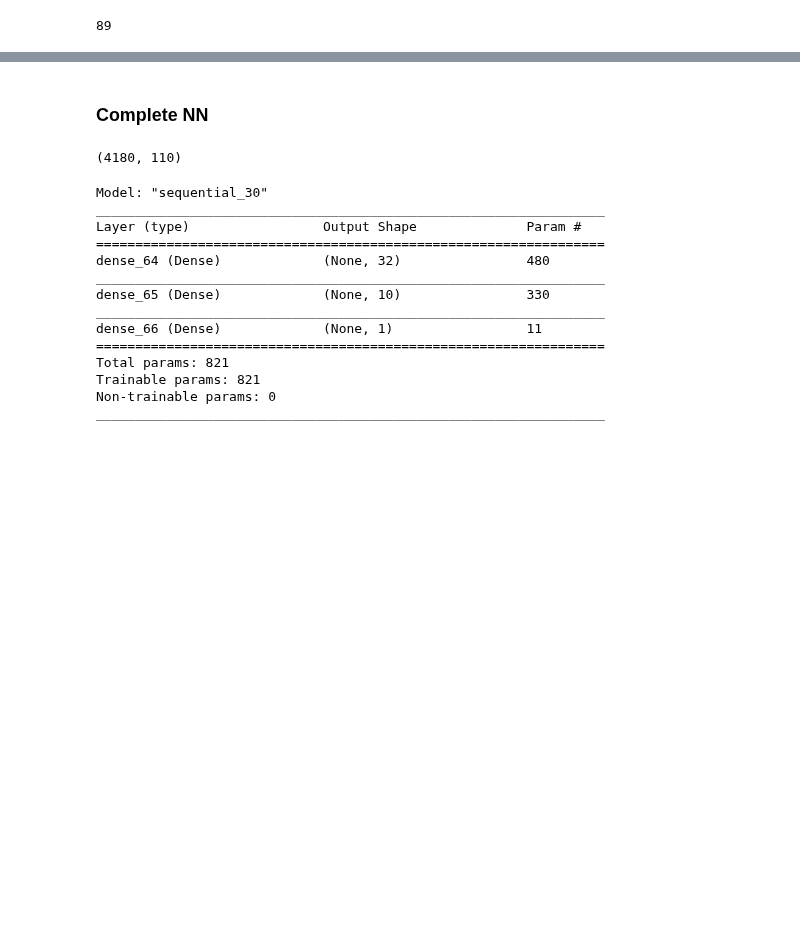
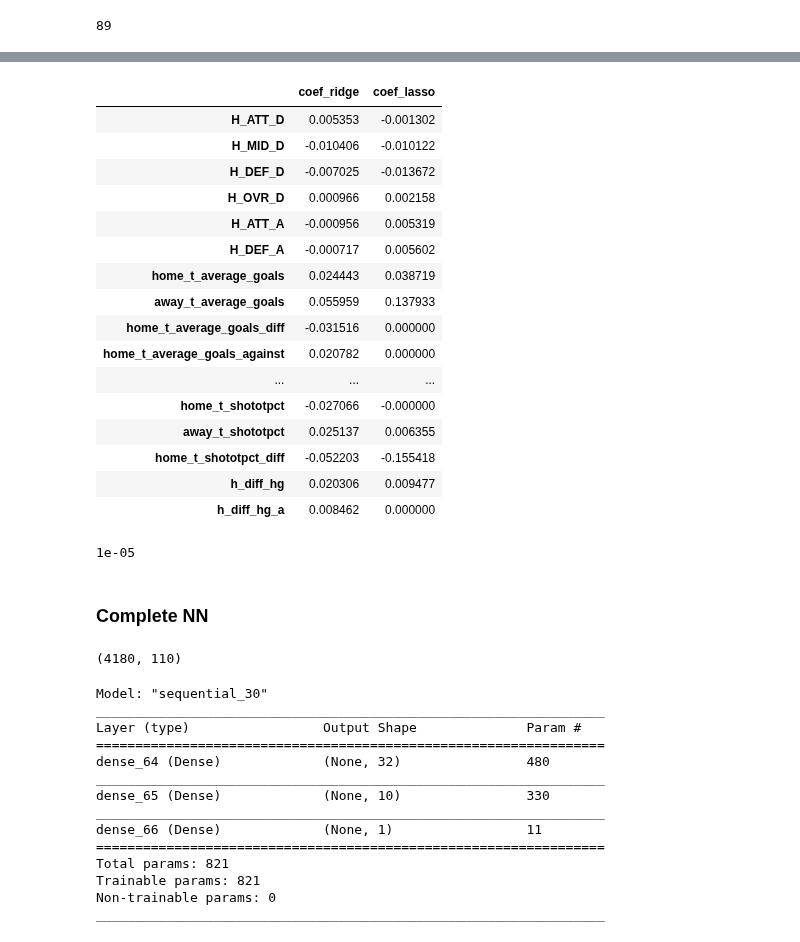
Before and after one commit to georgebrockman/beatthebookies, a Jupyter notebook: beatthebookies/notebooks/george_new_notebook.ipynb, the cells around one changed output, grey strips where cells are left out. Cells and saved outputs as stored; diff of their text form; code cells hidden in the pictures; blank space fills up the shorter version.

```diff
--- a/beatthebookies/notebooks/george_new_notebook.ipynb
+++ b/beatthebookies/notebooks/george_new_notebook.ipynb
@@ -319,0 +376,75 @@ weighted avg       0.67      0.54      0.58       380
+# %%
+# drop the other rows
+X_train.drop(columns=['H_ATT', 'H_MID', 'H_DEF', 'H_OVR', 'A_ATT', 'A_MID', 'A_DEF',
+       'A_OVR', 'home_w', 'draw', 'away_w', 'winning_odds',
+       'home_t_home_goals', 'home_t_home_goals_against',
+       'home_t_home_shots', 'home_t_home_shots_ot',
+       'home_t_home_shots_against', 'home_t_home_shots_ot_against',
+       'home_t_home_fouls', 'home_t_home_fouls_against',
+       'home_t_home_corn', 'home_t_home_corn_against', 'home_t_home_yel',
+       'home_t_home_yel_against', 'home_t_home_red',
+       'home_t_home_red_against', 'home_t_home_wins',
+       'home_t_home_losses', 'home_t_home_draws', 'away_t_away_goals',
+       'away_t_away_goals_against', 'away_t_away_shots',
+       'away_t_away_shots_ot', 'away_t_away_shots_against',
+       'away_t_away_shots_ot_against', 'away_t_away_fouls',
+       'away_t_away_fouls_against', 'away_t_away_corn',
+       'away_t_away_corn_against', 'away_t_away_yel',
+       'away_t_away_yel_against', 'away_t_away_red',
+       'away_t_away_red_against', 'away_t_away_wins',
+       'away_t_away_losses', 'away_t_away_draws',
+       'home_t_prev_home_matches', 'away_t_prev_away_matches', 'stage',
+       'home_t_total_goals', 'home_t_total_goals_against',
+       'home_t_total_shots', 'home_t_total_shots_against',
+       'home_t_total_shots_ot', 'home_t_total_shots_ot_against',
+       'home_t_total_fouls', 'home_t_total_fouls_against',
+       'home_t_total_corn', 'home_t_total_corn_against',
+       'home_t_total_yel', 'home_t_total_yel_against', 'home_t_total_red',
+       'home_t_total_red_against', 'home_t_total_wins',
+       'home_t_total_losses', 'home_t_total_draws', 'away_t_total_goals',
+       'away_t_total_goals_against', 'away_t_total_shots',
+       'away_t_total_shots_against', 'away_t_total_shots_ot',
+       'away_t_total_shots_ot_against', 'away_t_total_fouls',
+       'away_t_total_fouls_against', 'away_t_total_corn',
+       'away_t_total_corn_against', 'away_t_total_yel',
+       'away_t_total_yel_against', 'away_t_total_red',
+       'away_t_total_red_against', 'away_t_total_wins',
+       'away_t_total_losses', 'away_t_total_draws'], inplace=True)
+# %%
+ridge = Ridge(alpha=34).fit(X_train, y_train)
+lasso = Lasso(alpha=0.00001).fit(X_train, y_train)
+# %%
+pd.DataFrame({
+    "coef_ridge": pd.Series(ridge.coef_, index = X_train.columns),
+    "coef_lasso": pd.Series(lasso.coef_, index= X_train.columns),
+})
+# %% [output]
+|  | coef_ridge | coef_lasso |
+| H_ATT_D | 0.005353 | -0.001302 |
+| H_MID_D | -0.010406 | -0.010122 |
+| H_DEF_D | -0.007025 | -0.013672 |
+| H_OVR_D | 0.000966 | 0.002158 |
+| H_ATT_A | -0.000956 | 0.005319 |
+| H_DEF_A | -0.000717 | 0.005602 |
+| home_t_average_goals | 0.024443 | 0.038719 |
+| away_t_average_goals | 0.055959 | 0.137933 |
+| home_t_average_goals_diff | -0.031516 | 0.000000 |
+| home_t_average_goals_against | 0.020782 | 0.000000 |
+| ... | ... | ... |
+| home_t_shototpct | -0.027066 | -0.000000 |
+| away_t_shototpct | 0.025137 | 0.006355 |
+| home_t_shototpct_diff | -0.052203 | -0.155418 |
+| h_diff_hg | 0.020306 | 0.009477 |
+| h_diff_hg_a | 0.008462 | 0.000000 |
+# %%
+from sklearn.linear_model import RidgeCV, LassoCV, RidgeClassifierCV, LogisticRegressionCV
+# create a list of alpha values to compare
+alphas = [0.05, 0.001, 0.00001] # example
+# instantiate the model and set alpha parameter
+ridge = LassoCV(alphas = alphas, cv=10) # example
+# fit the model to the data
+ridge.fit(X_train, y_train)
+# return the optimum alpha with alpha_
+ridge.alpha_
+# %% [output]
+1e-05
```
Also changed, not shown: parts of 22 cells of this notebook.
